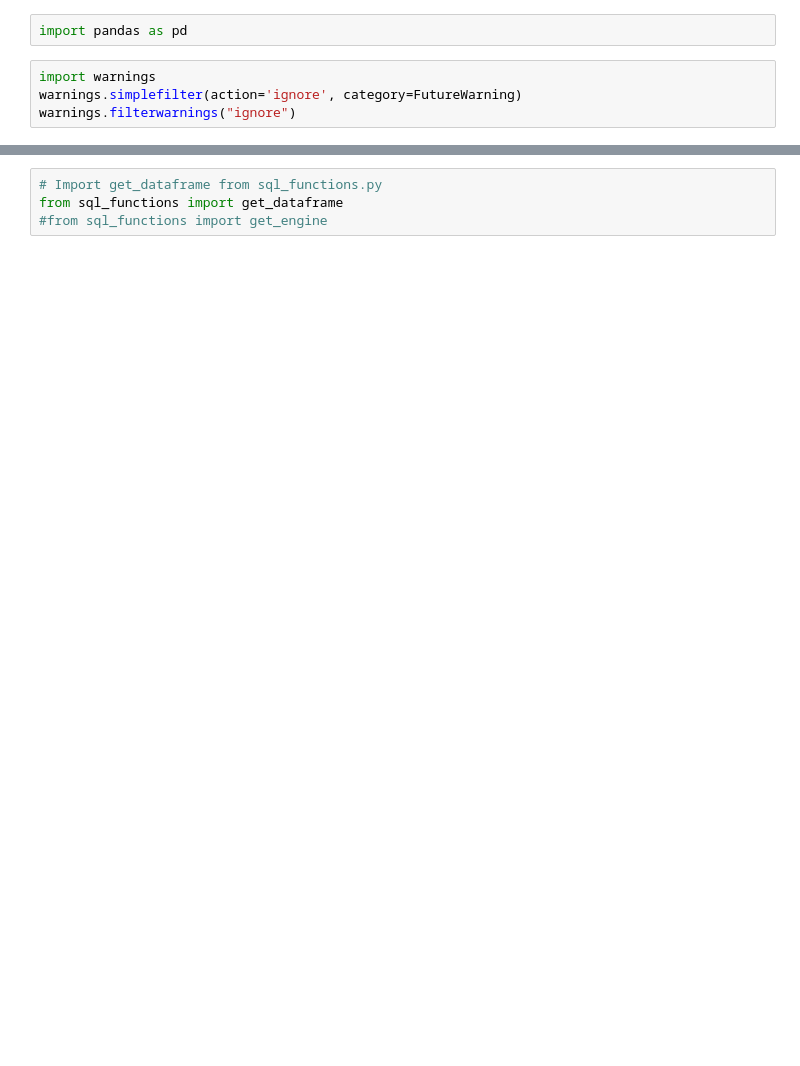
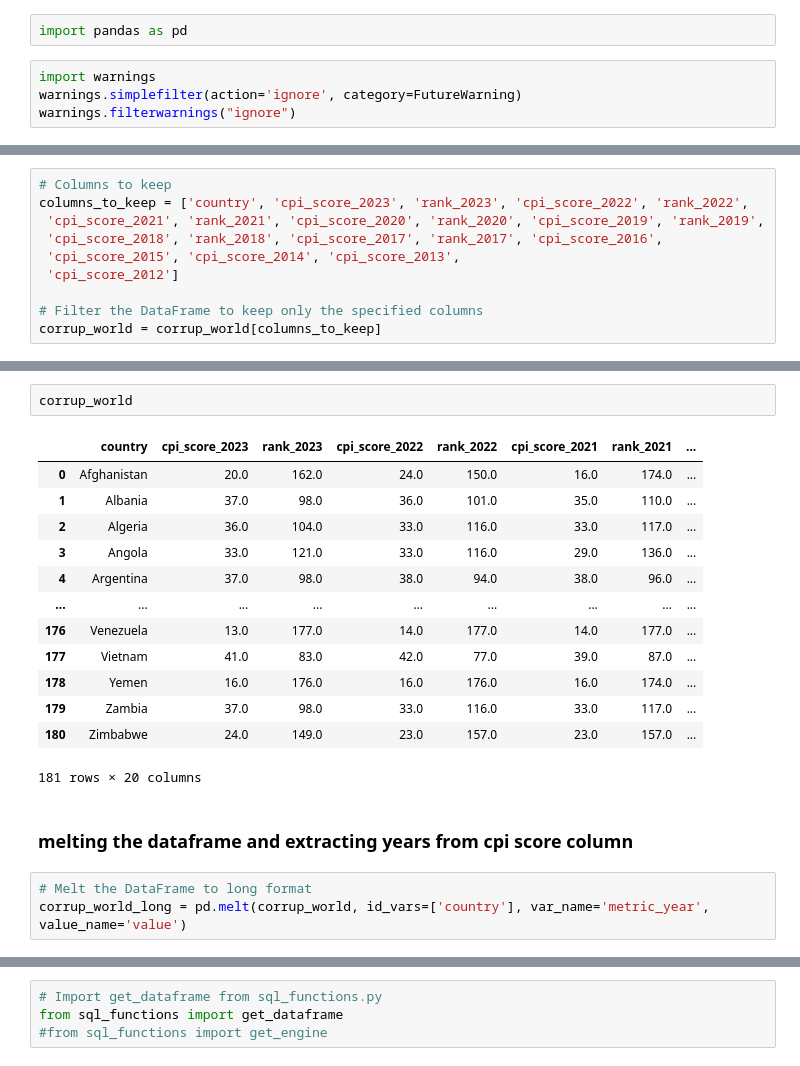
Before and after one commit to EduHealth-Insights/Edu-health-demographics, a Jupyter notebook: corruption_control.ipynb, the cells around one changed output, grey strips where cells are left out. Cells and saved outputs as stored; diff of their text form; blank space fills up the shorter version.

```diff
--- a/corruption_control.ipynb
+++ b/corruption_control.ipynb
@@ -8,0 +45,10 @@ corrup = pd.read_excel('data/Percentage_corruption_control.xlsx')
+# %%
+# Columns to keep
+columns_to_keep = ['country', 'cpi_score_2023', 'rank_2023', 'cpi_score_2022', 'rank_2022',
+ 'cpi_score_2021', 'rank_2021', 'cpi_score_2020', 'rank_2020', 'cpi_score_2019', 'rank_2019',
+ 'cpi_score_2018', 'rank_2018', 'cpi_score_2017', 'rank_2017', 'cpi_score_2016',
+ 'cpi_score_2015', 'cpi_score_2014', 'cpi_score_2013',
+ 'cpi_score_2012']
+
+# Filter the DataFrame to keep only the specified columns
+corrup_world = corrup_world[columns_to_keep]
@@ -8,0 +75,21 @@ corrup = pd.read_excel('data/Percentage_corruption_control.xlsx')
+# %%
+corrup_world
+# %% [output]
+|  | country | cpi_score_2023 | rank_2023 | cpi_score_2022 | rank_2022 | cpi_score_2021 | rank_2021 | ... |
+| 0 | Afghanistan | 20.0 | 162.0 | 24.0 | 150.0 | 16.0 | 174.0 | ... |
+| 1 | Albania | 37.0 | 98.0 | 36.0 | 101.0 | 35.0 | 110.0 | ... |
+| 2 | Algeria | 36.0 | 104.0 | 33.0 | 116.0 | 33.0 | 117.0 | ... |
+| 3 | Angola | 33.0 | 121.0 | 33.0 | 116.0 | 29.0 | 136.0 | ... |
+| 4 | Argentina | 37.0 | 98.0 | 38.0 | 94.0 | 38.0 | 96.0 | ... |
+| ... | ... | ... | ... | ... | ... | ... | ... | ... |
+| 176 | Venezuela | 13.0 | 177.0 | 14.0 | 177.0 | 14.0 | 177.0 | ... |
+| 177 | Vietnam | 41.0 | 83.0 | 42.0 | 77.0 | 39.0 | 87.0 | ... |
+| 178 | Yemen | 16.0 | 176.0 | 16.0 | 176.0 | 16.0 | 174.0 | ... |
+| 179 | Zambia | 37.0 | 98.0 | 33.0 | 116.0 | 33.0 | 117.0 | ... |
+| 180 | Zimbabwe | 24.0 | 149.0 | 23.0 | 157.0 | 23.0 | 157.0 | ... |
+181 rows × 20 columns
+# %% [markdown]
+### melting the dataframe and extracting years from cpi score column ###
+# %%
+# Melt the DataFrame to long format
+corrup_world_long = pd.melt(corrup_world, id_vars=['country'], var_name='metric_year', value_name='value')
```
Also changed, not shown: parts of 32 cells of this notebook.
